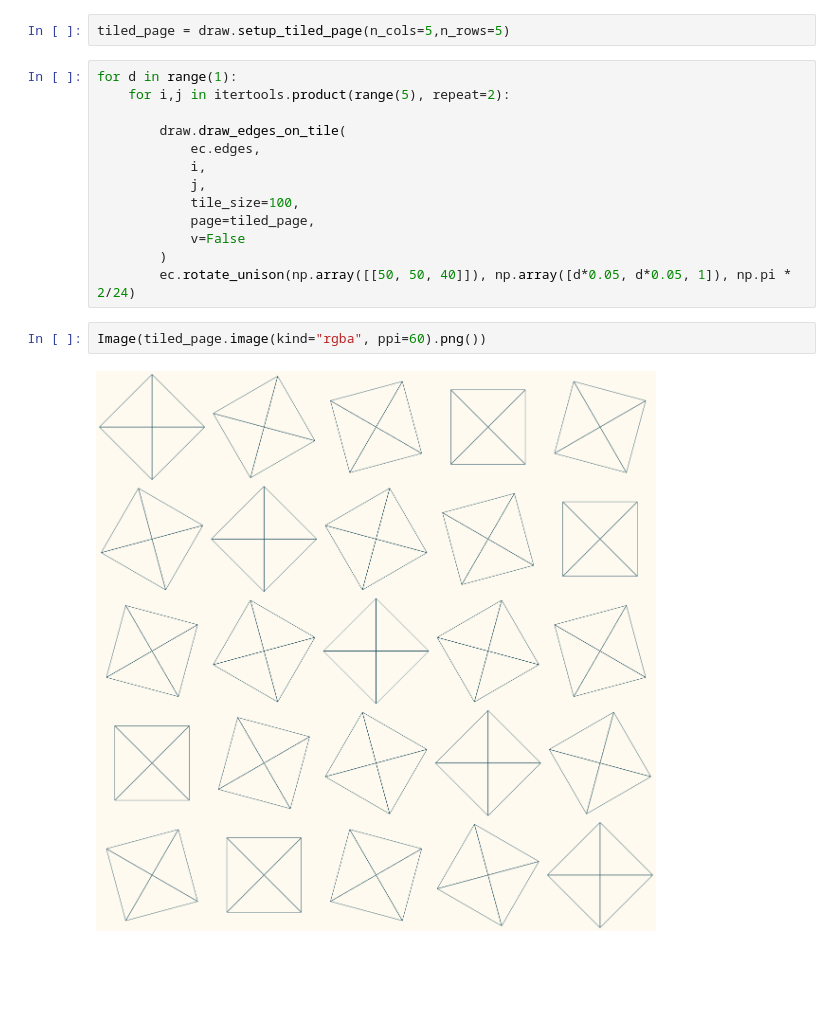
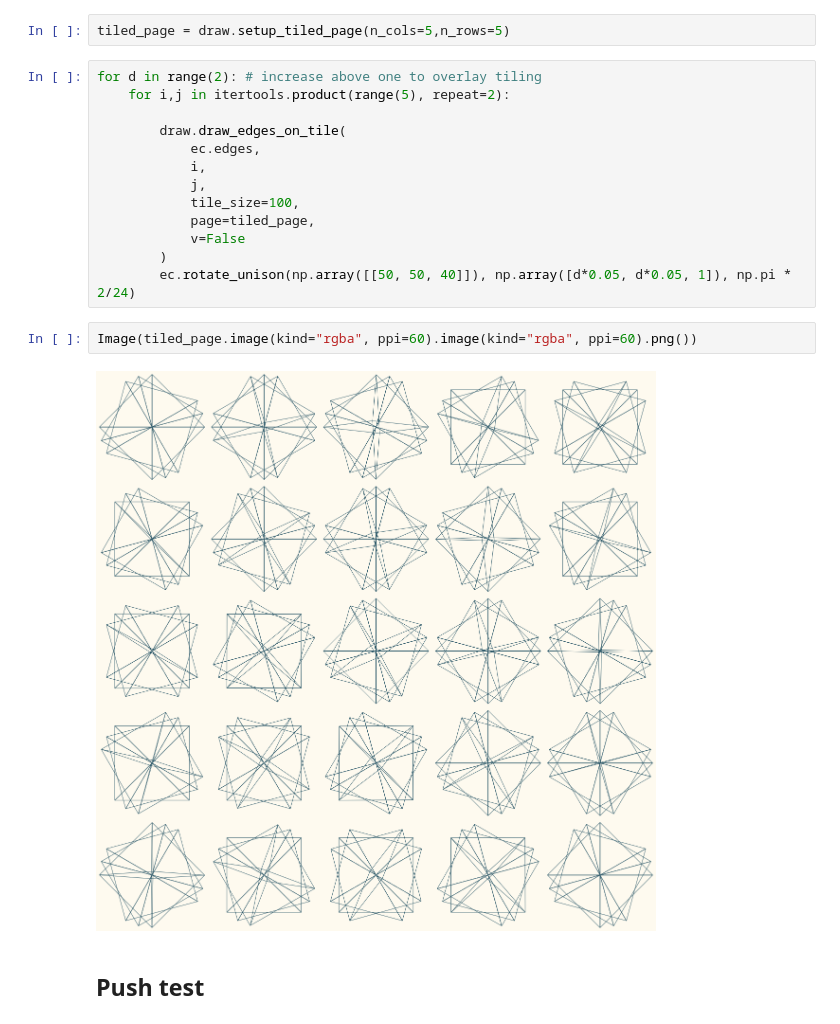
Before and after one commit to leobrowning92/lineart, a Jupyter notebook: shatter_exploration.ipynb, the cells around one changed output. Cells and saved outputs as stored; diff of their text form; blank space fills up the shorter version.

```diff
--- a/shatter_exploration.ipynb
+++ b/shatter_exploration.ipynb
@@ -176,7 +190,7 @@ for e in ec.edges[:, :, :-1]+np.array([100,100]):
 # %%
 tiled_page = draw.setup_tiled_page(n_cols=5,n_rows=5)
 # %%
-for d in range(1):
+for d in range(2): # increase above one to overlay tiling
     for i,j in itertools.product(range(5), repeat=2):
 
         draw.draw_edges_on_tile(
@@ -189,6 +203,8 @@ for d in range(1):
         )
         ec.rotate_unison(np.array([[50, 50, 40]]), np.array([d*0.05, d*0.05, 1]), np.pi * 2/24)
 # %%
-Image(tiled_page.image(kind="rgba", ppi=60).png())
+Image(tiled_page.image(kind="rgba", ppi=60).image(kind="rgba", ppi=60).png())
 # %% [output]
-[figure, old version]
+[figure, new version]
+# %% [markdown]
+## Push test
```
Also changed, not shown: parts of 27 cells of this notebook, 3 other files.
